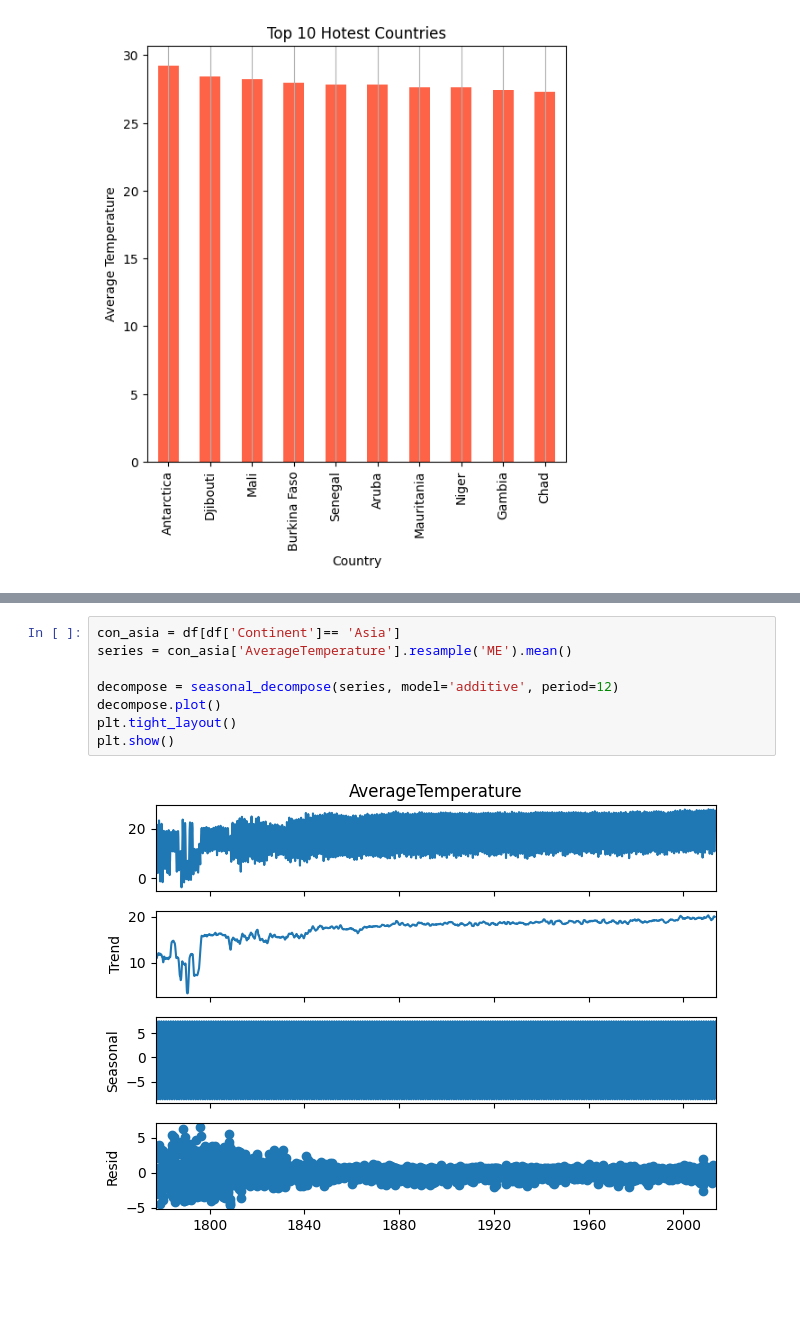
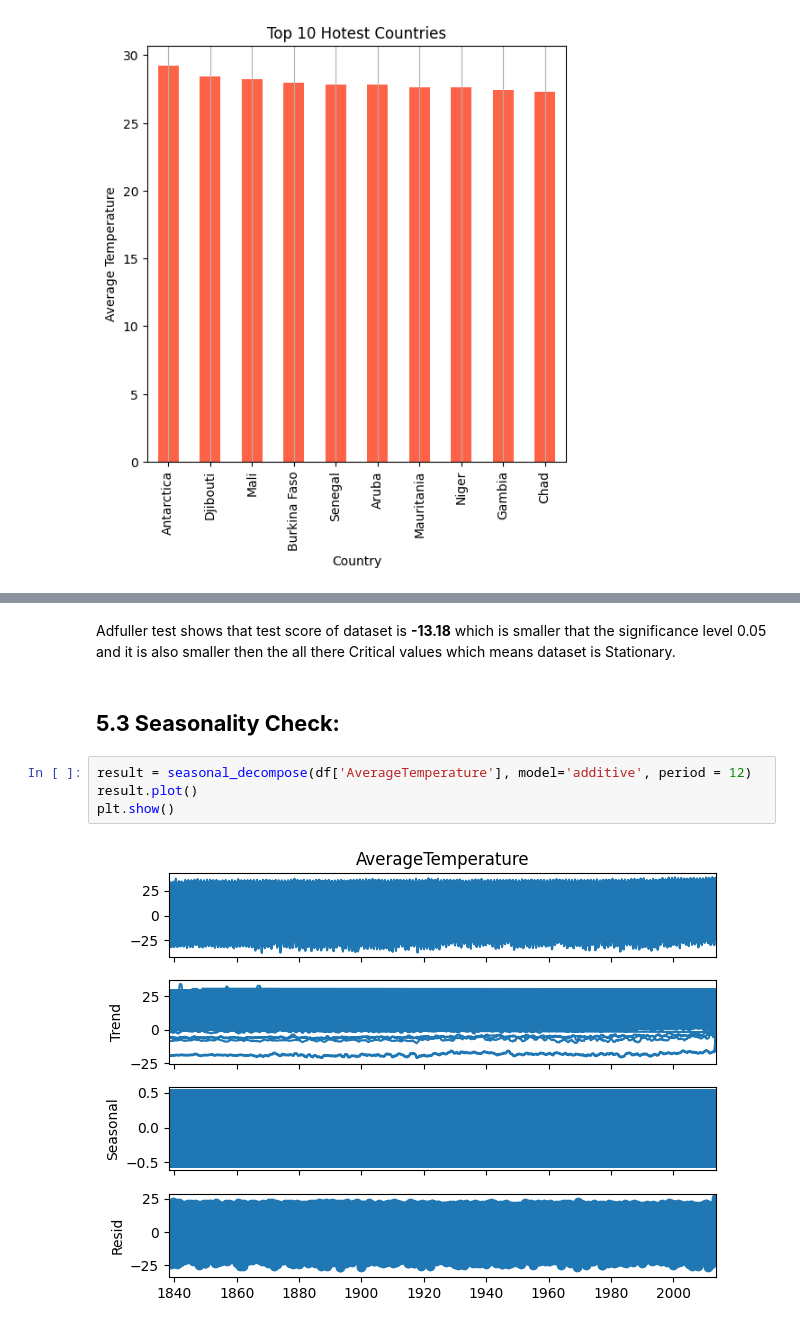
Before and after one commit to HassanZeb01/land_temperature_by_country, a Jupyter notebook: climate_temperature.ipynb, the cells around one changed output, grey strips where cells are left out. Drawn from its saved outputs; the diff is of its cells as text; blank space fills up the shorter version.

Commit message:
Pre-processing for Time Series

```diff
--- a/climate_temperature.ipynb
+++ b/climate_temperature.ipynb
@@ -513,10 +549,10 @@ df.set_index('Date', inplace=True)
+# %% [markdown]
+Adfuller test shows that test score of dataset is **-13.18** which is smaller that the significance level 0.05 and it is also smaller then the all there Critical values which means dataset is Stationary.
+# %% [markdown]
+## **5.3 Seasonality Check:**
 # %%
-con_asia = df[df['Continent']== 'Asia']
-series = con_asia['AverageTemperature'].resample('ME').mean()
-
-decompose = seasonal_decompose(series, model='additive', period=12)
-decompose.plot()
-plt.tight_layout()
+result = seasonal_decompose(df['AverageTemperature'], model='additive', period = 12)
+result.plot()
 plt.show()
 # %% [output]
-[figure, old version]
+[figure, new version]
```
Also changed, not shown: parts of 23 cells of this notebook.
